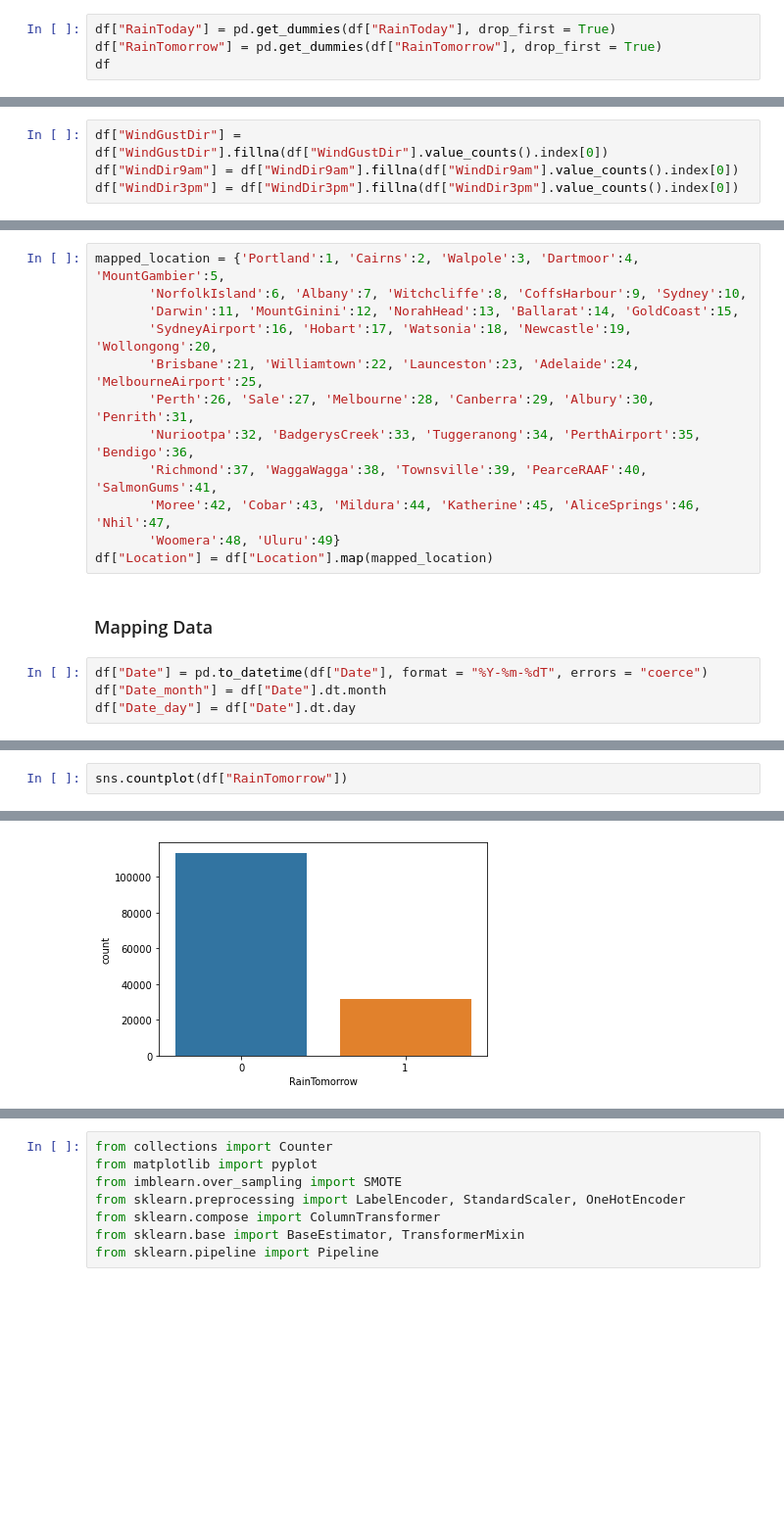
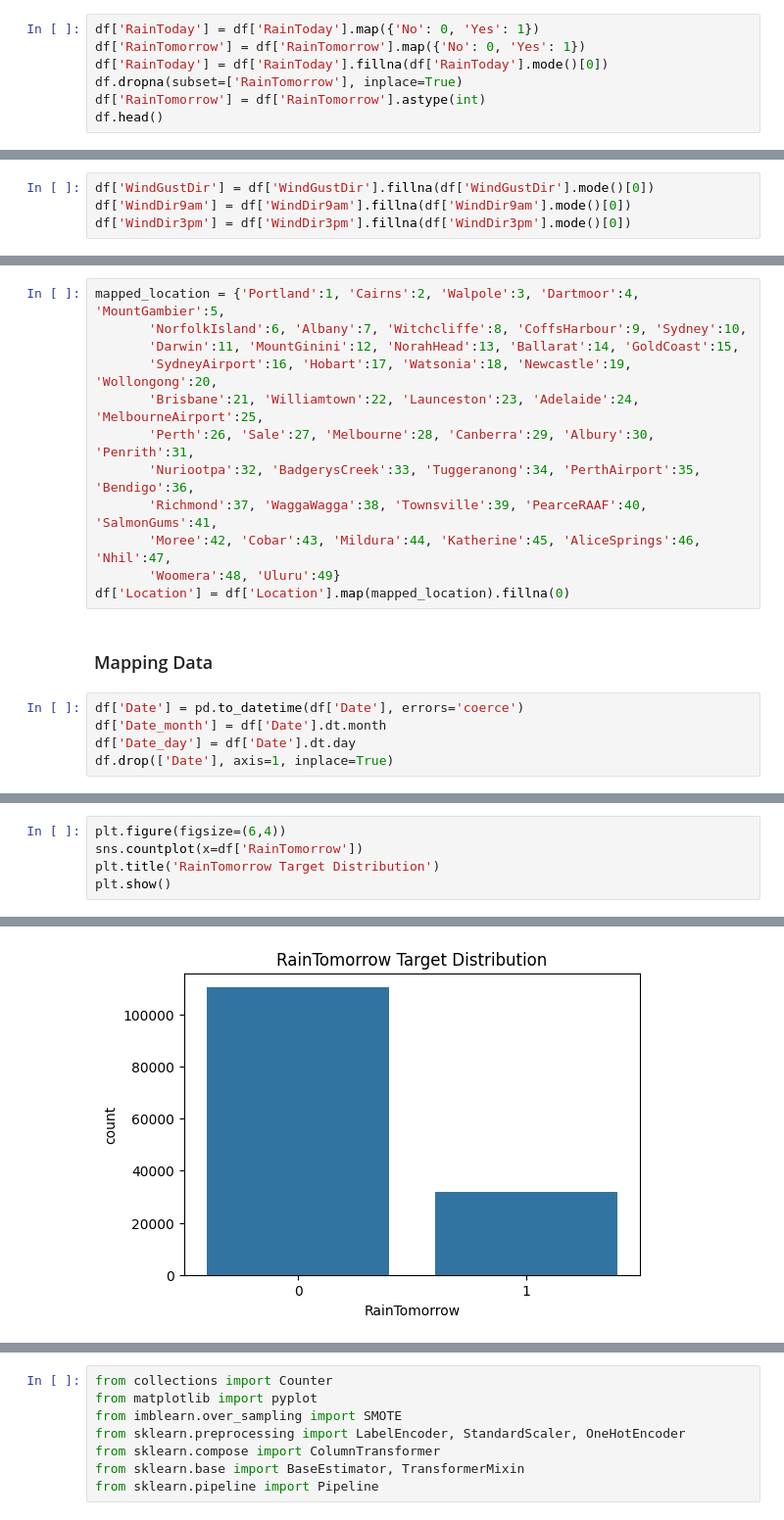
Before and after one commit to Xclipxz07/Rainfall-prediction, a Jupyter notebook: Rain_Prediction using PyCaret (2).ipynb, the cells around one changed output, grey strips where cells are left out. Shown at 98% size. Drawn from its saved outputs; the diff is of its cells as text; blank space fills up the shorter version.

Commit message:
Fix notebook execution errors, update ML models & PyCaret AutoML, add trained XGBoost model and comprehensive README

```diff
--- a/Rain_Prediction using PyCaret (2).ipynb
+++ b/Rain_Prediction using PyCaret (2).ipynb
@@ -289,8 +279,11 @@ for feature in cont_var:
 # %% [markdown]
 ### One Hot Encoding
 # %%
-df["RainToday"] = pd.get_dummies(df["RainToday"], drop_first = True)
-df["RainTomorrow"] = pd.get_dummies(df["RainTomorrow"], drop_first = True)
-df
+df['RainToday'] = df['RainToday'].map({'No': 0, 'Yes': 1})
+df['RainTomorrow'] = df['RainTomorrow'].map({'No': 0, 'Yes': 1})
+df['RainToday'] = df['RainToday'].fillna(df['RainToday'].mode()[0])
+df.dropna(subset=['RainTomorrow'], inplace=True)
+df['RainTomorrow'] = df['RainTomorrow'].astype(int)
+df.head()
 # %% [output]
 |  | Date | Location | MinTemp | MaxTemp | Rainfall | Evaporation | Sunshine | WindGustDir | WindGustSpeed | ... |
@@ -340,9 +326,9 @@ df["WindGustDir"] = df["WindGustDir"].map(windgustdir)
 df["WindDir9am"] = df["WindDir9am"].map(winddir9am)
 df["WindDir3pm"] = df["WindDir3pm"].map(winddir3pm)
 # %%
-df["WindGustDir"] = df["WindGustDir"].fillna(df["WindGustDir"].value_counts().index[0])
-df["WindDir9am"] = df["WindDir9am"].fillna(df["WindDir9am"].value_counts().index[0])
-df["WindDir3pm"] = df["WindDir3pm"].fillna(df["WindDir3pm"].value_counts().index[0])
+df['WindGustDir'] = df['WindGustDir'].fillna(df['WindGustDir'].mode()[0])
+df['WindDir9am'] = df['WindDir9am'].fillna(df['WindDir9am'].mode()[0])
+df['WindDir3pm'] = df['WindDir3pm'].fillna(df['WindDir3pm'].mode()[0])
 # %%
 df.isnull().sum()*100/len(df)
 # %% [output]
@@ -437,13 +423,14 @@ mapped_location = {'Portland':1, 'Cairns':2, 'Walpole':3, 'Dartmoor':4, 'MountGa
        'Richmond':37, 'WaggaWagga':38, 'Townsville':39, 'PearceRAAF':40, 'SalmonGums':41,
        'Moree':42, 'Cobar':43, 'Mildura':44, 'Katherine':45, 'AliceSprings':46, 'Nhil':47,
        'Woomera':48, 'Uluru':49}
-df["Location"] = df["Location"].map(mapped_location)
+df['Location'] = df['Location'].map(mapped_location).fillna(0)
 # %% [markdown]
 ### Mapping Data
 # %%
-df["Date"] = pd.to_datetime(df["Date"], format = "%Y-%m-%dT", errors = "coerce")
-df["Date_month"] = df["Date"].dt.month
-df["Date_day"] = df["Date"].dt.day
+df['Date'] = pd.to_datetime(df['Date'], errors='coerce')
+df['Date_month'] = df['Date'].dt.month
+df['Date_day'] = df['Date'].dt.day
+df.drop(['Date'], axis=1, inplace=True)
 # %%
 df.head()
 # %% [output]
@@ -456,3 +443,6 @@ df.head()
 # %%
-sns.countplot(df["RainTomorrow"])
+plt.figure(figsize=(6,4))
+sns.countplot(x=df['RainTomorrow'])
+plt.title('RainTomorrow Target Distribution')
+plt.show()
 # %% [output]
@@ -460,4 +449,4 @@ sns.countplot(df["RainTomorrow"])
-[figure, old version]
+[figure, new version]
 # %%
 #Checking the distributation
 print(f'Distribution before imbalancing')
```
Also changed, not shown: parts of 53 cells of this notebook, 2 other files.
